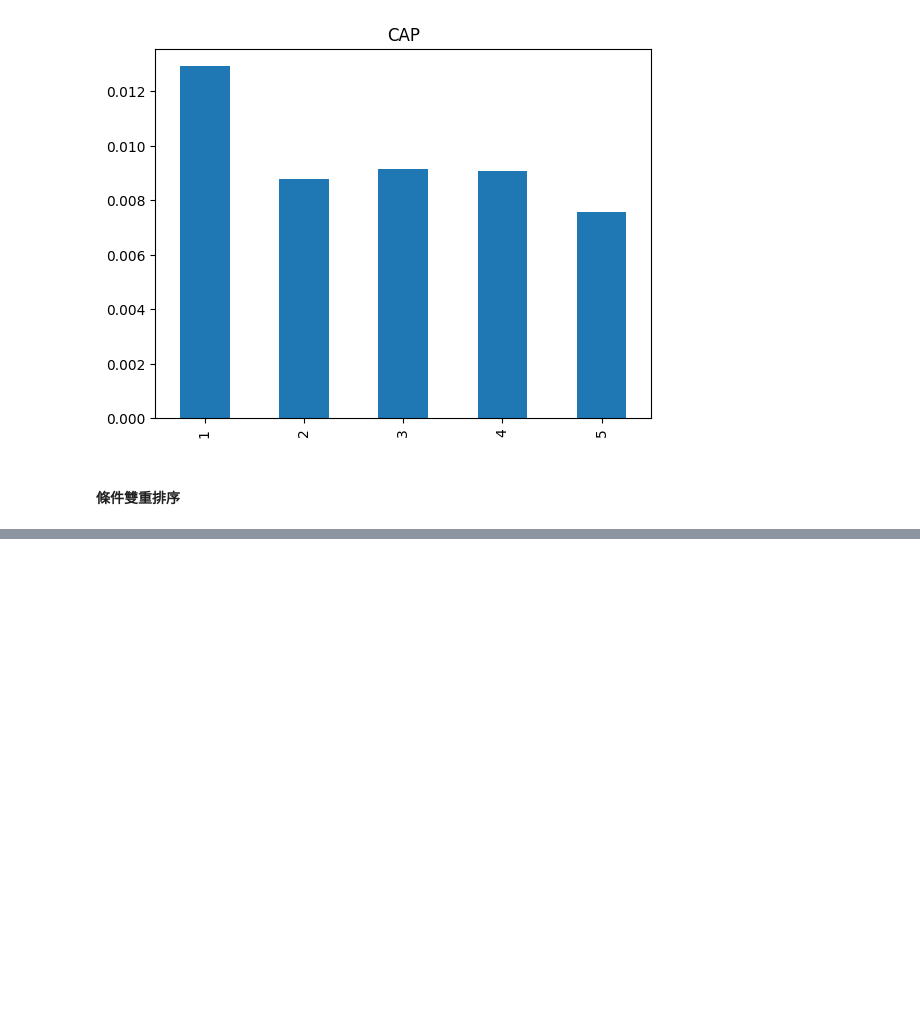
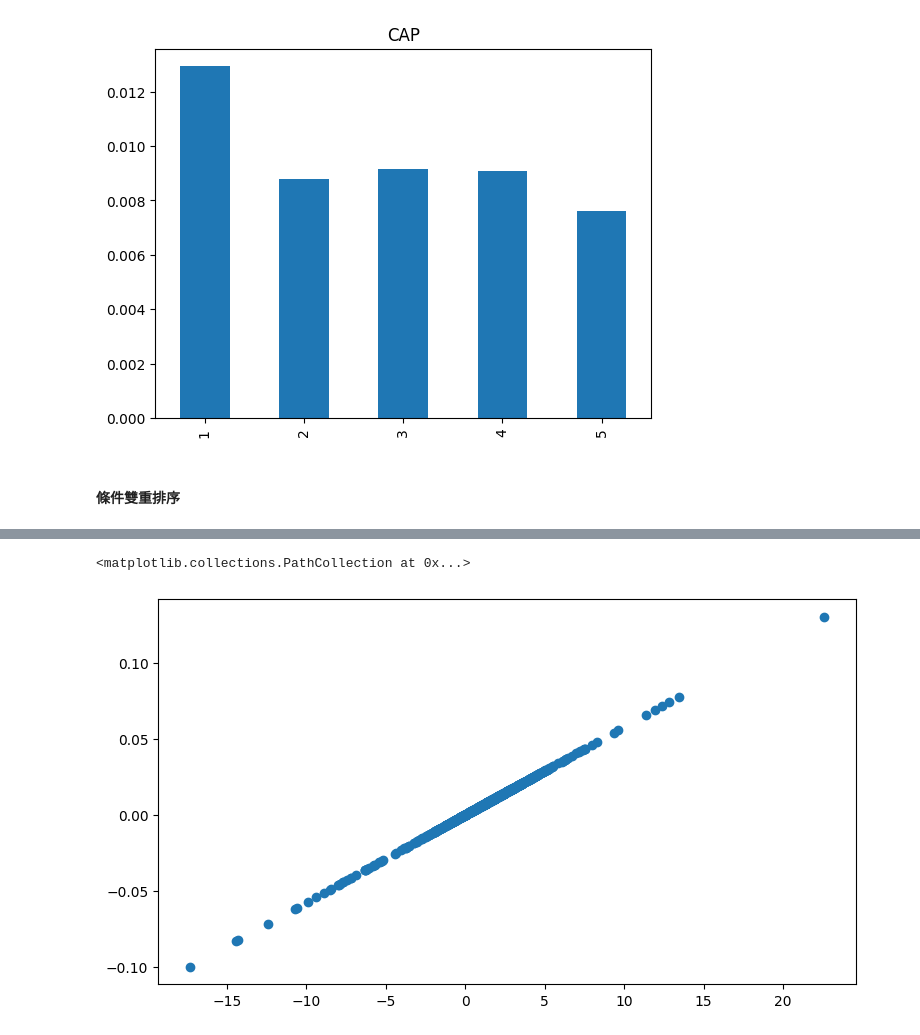
Before and after one commit to Chastely00/Chast, a Jupyter notebook: 因子分析/因子投資-2.ipynb, the cells around one changed output, grey strips where cells are left out. Drawn from its saved outputs; the diff is of its cells as text; code cells hidden in the pictures; blank space fills up the shorter version.

```diff
--- a/因子分析/因子投資-2.ipynb
+++ b/因子分析/因子投資-2.ipynb
@@ -175,0 +236,8 @@ rt.groupby(level=1, axis=1).mean()[1] - rt.groupby(level=1, axis=1).mean()[5]
+# %%
+print(f"這個表示為CAP的因子收益率{chr(955)} = ", 估計收益率)
+print(f"E[{chr(955)}] = {估計收益率:.4f}*{chr(946)}")
+print(f"代入個股的平均月收益就可以算出 {chr(946)}")
+returns = cl_m.pct_change().shift(-1)
+returns = returns.mean(axis=0)
+beta = returns / 估計收益率
+beta # 每檔股票的因子暴露
@@ -175,0 +260,6 @@ rt.groupby(level=1, axis=1).mean()[1] - rt.groupby(level=1, axis=1).mean()[5]
+# %%
+fig, ax = plt.subplots(figsize=(9, 5))
+ax.scatter(x=beta.values, y=returns.values)
+# %% [output]
+<matplotlib.collections.PathCollection at 0x...>
+[figure, added]
```
Also changed, not shown: parts of 13 cells of this notebook.
